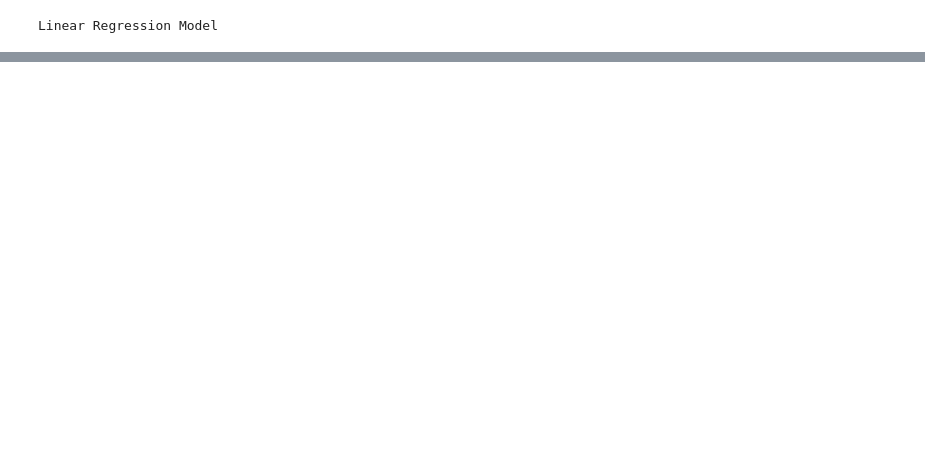
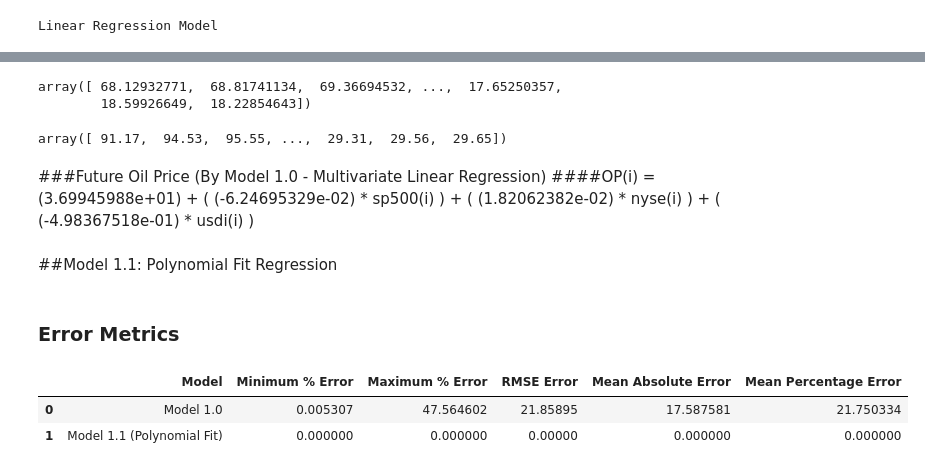
Before and after one commit to Sree-vathsan/CSE591-Data-Science-Project, a Jupyter notebook: regressionModel/linearRegModel.ipynb, the cells around one changed output, grey strips where cells are left out. Saved outputs shown, nothing was run; the diff lists cells and outputs as text; code cells hidden in the pictures; blank space fills up the shorter version.

Commit message:
Multivariate Linear Regression Complete

```diff
--- a/regressionModel/linearRegModel.ipynb
+++ b/regressionModel/linearRegModel.ipynb
@@ -63,0 +183,2 @@ dfMaster.head()
+# %%
+res = mvRegress(yArrTrain, xArrTrain)
@@ -63,0 +206,12 @@ dfMaster.head()
+# %%
+#res.params
+# estY = res.params[3] + (res.params[2] * xArrTest[0]) + (res.params[1] * xArrTest[1]) + (res.params[0] * xArrTest[2])
+yPred0 = mvPredict(xArrTest,res)
+yPred0
+# %% [output]
+array([ 68.12932771,  68.81741134,  69.36694532, ...,  17.65250357,
+        18.59926649,  18.22854643])
+# %%
+yArrTest
+# %% [output]
+array([ 91.17,  94.53,  95.55, ...,  29.31,  29.56,  29.65])
@@ -63,0 +221,7 @@ dfMaster.head()
+# %% [markdown]
+###Future Oil Price (By Model 1.0 - Multivariate Linear Regression)
+####OP(i) = (3.69945988e+01) + ( (-6.24695329e-02) \* sp500(i) ) + ( (1.82062382e-02) \* nyse(i) ) + ( (-4.98367518e-01) \* usdi(i) )
+# %% [markdown]
+##Model 1.1: Polynomial Fit Regression
+# %% [markdown]
+### Error Metrics
@@ -63,0 +230,18 @@ dfMaster.head()
+# %%
+errVar_y0 = 100 * (np.absolute(yPred0 - yArrTest) / yArrTest)
+errRMS_y0 = sqrt(mean_squared_error(yArrTest,yPred0))
+errABS_y0= np.absolute(yPred0-yArrTest)
+# %%
+dfErr = pd.DataFrame(data=None, columns=['Model','Minimum % Error','Maximum % Error', 'RMSE Error', 'Mean Absolute Error','Mean Percentage Error'])
+dfErr['Model'] = ('Model 1.0','Model 1.1 (Polynomial Fit)')
+dfErr['Minimum % Error'] = (min(errVar_y0),0)
+dfErr['Maximum % Error'] = (max(errVar_y0),0)
+dfErr['RMSE Error'] = (errRMS_y0,0)
+dfErr['Mean Absolute Error'] = (np.mean(errABS_y0),0)
+dfErr['Mean Percentage Error'] = (np.mean(errVar_y0),0)
+# %%
+dfErr
+# %% [output]
+|  | Model | Minimum % Error | Maximum % Error | RMSE Error | Mean Absolute Error | Mean Percentage Error |
+| 0 | Model 1.0 | 0.005307 | 47.564602 | 21.85895 | 17.587581 | 21.750334 |
+| 1 | Model 1.1 (Polynomial Fit) | 0.000000 | 0.000000 | 0.00000 | 0.000000 | 0.000000 |
```
Also changed, not shown: parts of 21 cells of this notebook, 2 other files.
